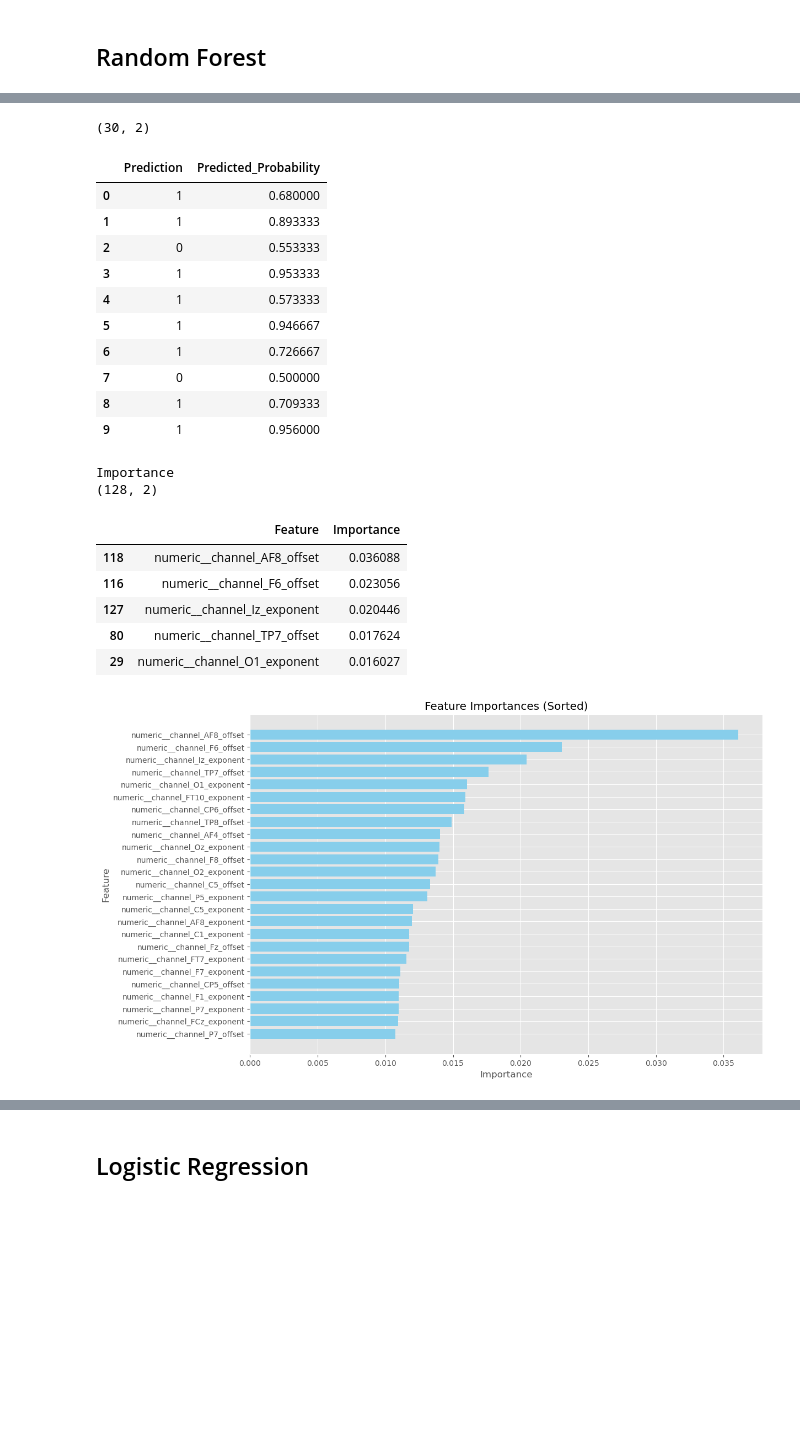
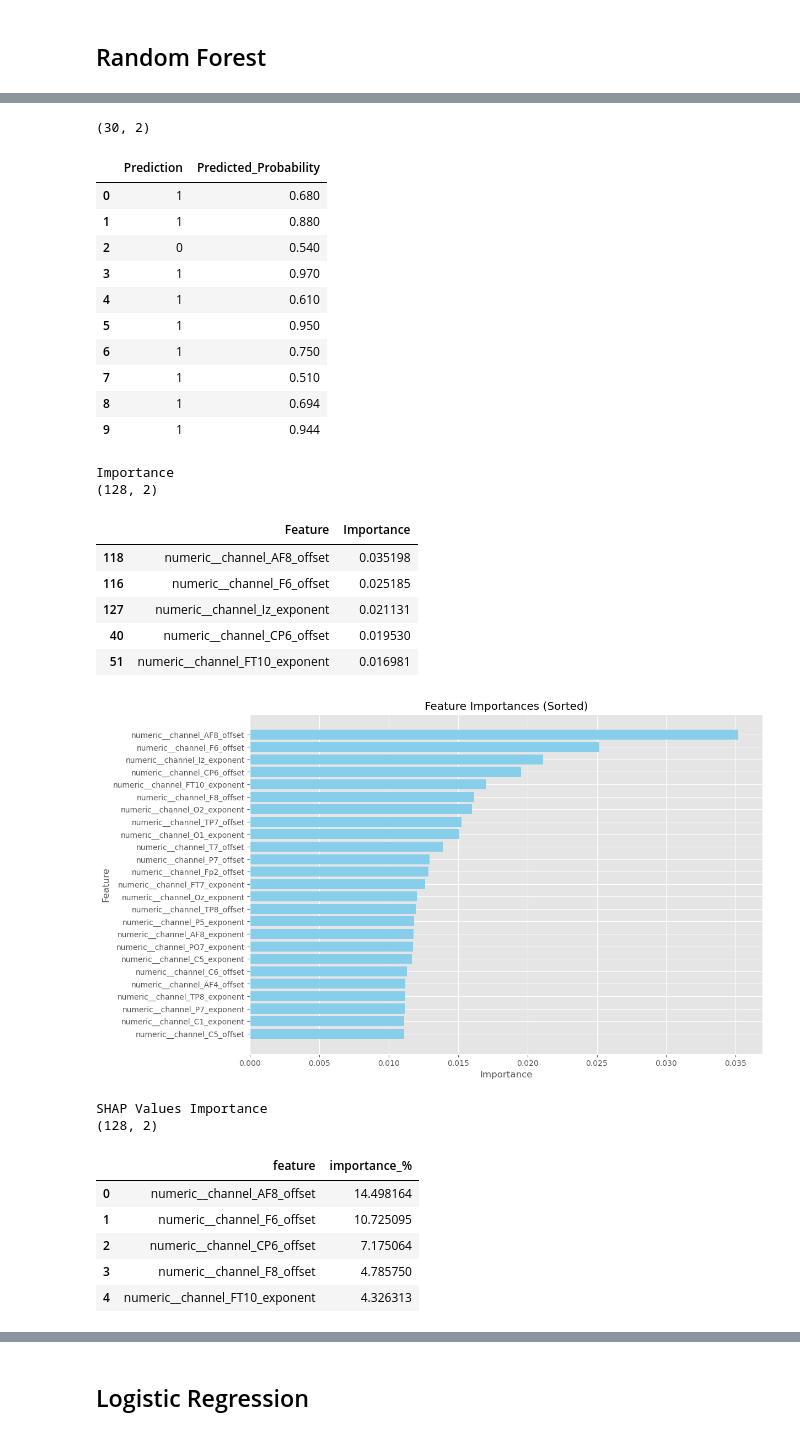
Before and after one commit to StuartG24/EEG_ML_Pipeline, a Jupyter notebook: Notebooks/2_ML_Features_Selection_Training_v6.ipynb, the cells around one changed output, grey strips where cells are left out. Saved outputs shown, nothing was run; the diff lists cells and outputs as text; code cells hidden in the pictures; blank space fills up the shorter version.

Commit message:
Revised SHAP

```diff
--- a/Notebooks/2_ML_Features_Selection_Training_v6.ipynb
+++ b/Notebooks/2_ML_Features_Selection_Training_v6.ipynb
@@ -640,12 +662,12 @@ model_pipeline = Pipeline([
 
 grid_params = {
     'classifier__criterion': ['gini', 'entropy', 'log_loss'],     # Default gini. Tree split evaluation function
-    'classifier__n_estimators': [150, 175],                       # Default 100. Number of trees
-    'classifier__max_depth': [2, 10, None],                          # Default none, unlimited
+    'classifier__n_estimators': [100, 150],                       # Default 100. Number of trees
+    'classifier__max_depth': [3, 10, 15],                         # Default none, unlimited ... but don't want to overfit
+    # 'classifier__max_features': [0.8, 2],           # Default is sqrt
     'classifier__max_leaf_nodes': [50, None],                     # Default none, unlimited
     # 'randomforestclassifier__min_samples_split': [2, 5],
-    # 'classifier__class_weight': [None, 'balanced']
-                            # Balanced gives more importance to minority classes ... ?? Improves recall at the expense of precision
+    # 'classifier__class_weight': [None, 'balanced']              # Balanced gives more importance to minority classes ... ?? Improves recall at the expense of precision
     }
 
 # # Straight k-fold cross-validation
@@ -734,5 +755,6 @@ get_prediction_probabilities(y_pred, y_probablities)
 
 # Feature Importance / Contribution
 feature_importance(model_randforest, features_prep_pipeline)
+features_importance_shap_df = get_shap_importance(X_train_transformed, X_test_transformed, model_randforest, features_prep_pipeline)
 # %% [output]
 Model Prediction Results
@@ -754,21 +776,29 @@ Gini Index: 0.5024
 (30, 2)
 |  | Prediction | Predicted_Probability |
-| 0 | 1 | 0.680000 |
-| 1 | 1 | 0.893333 |
-| 2 | 0 | 0.553333 |
-| 3 | 1 | 0.953333 |
-| 4 | 1 | 0.573333 |
-| 5 | 1 | 0.946667 |
-| 6 | 1 | 0.726667 |
-| 7 | 0 | 0.500000 |
-| 8 | 1 | 0.709333 |
-| 9 | 1 | 0.956000 |
+| 0 | 1 | 0.680 |
+| 1 | 1 | 0.880 |
+| 2 | 0 | 0.540 |
+| 3 | 1 | 0.970 |
+| 4 | 1 | 0.610 |
+| 5 | 1 | 0.950 |
+| 6 | 1 | 0.750 |
+| 7 | 1 | 0.510 |
+| 8 | 1 | 0.694 |
+| 9 | 1 | 0.944 |
 Importance
 (128, 2)
 |  | Feature | Importance |
-| 118 | numeric__channel_AF8_offset | 0.036088 |
-| 116 | numeric__channel_F6_offset | 0.023056 |
-| 127 | numeric__channel_Iz_exponent | 0.020446 |
-| 80 | numeric__channel_TP7_offset | 0.017624 |
-| 29 | numeric__channel_O1_exponent | 0.016027 |
+| 118 | numeric__channel_AF8_offset | 0.035198 |
+| 116 | numeric__channel_F6_offset | 0.025185 |
+| 127 | numeric__channel_Iz_exponent | 0.021131 |
+| 40 | numeric__channel_CP6_offset | 0.019530 |
+| 51 | numeric__channel_FT10_exponent | 0.016981 |
-[figure, old version]
+[figure, new version]
+SHAP Values Importance
+(128, 2)
+|  | feature | importance_% |
+| 0 | numeric__channel_AF8_offset | 14.498164 |
+| 1 | numeric__channel_F6_offset | 10.725095 |
+| 2 | numeric__channel_CP6_offset | 7.175064 |
+| 3 | numeric__channel_F8_offset | 4.785750 |
+| 4 | numeric__channel_FT10_exponent | 4.326313 |
```
Also changed, not shown: parts of 15 cells of this notebook, 6 other files.
